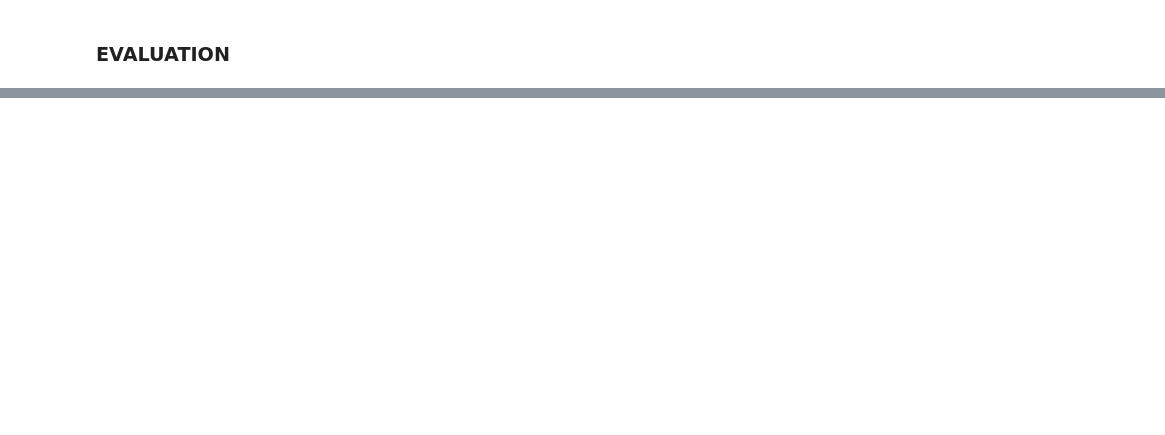
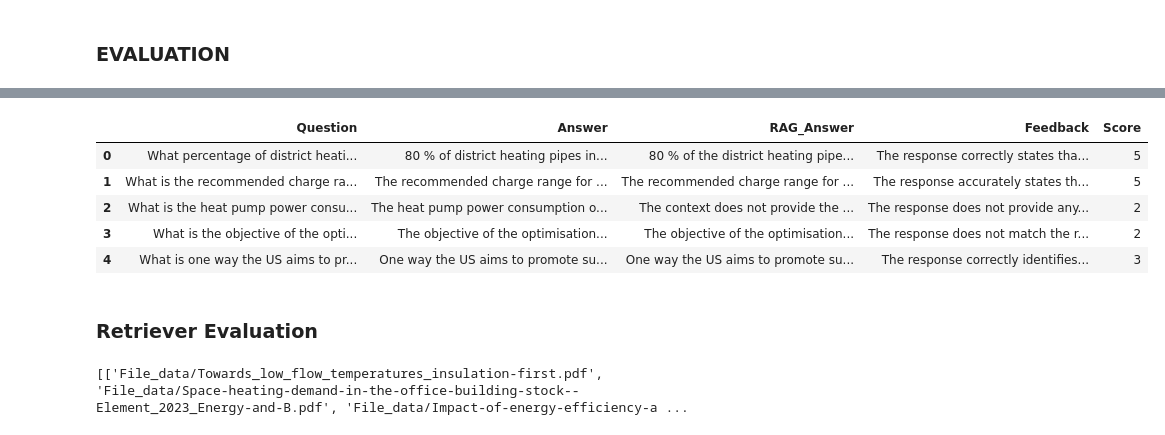
Before and after one commit to bivas16/RAG, a Jupyter notebook: RAG_standard.ipynb, the cells around one changed output, grey strips where cells are left out. Saved outputs shown, nothing was run; the diff lists cells and outputs as text; code cells hidden in the pictures; blank space fills up the shorter version.

Commit message:
retriever eval

```diff
--- a/RAG_standard.ipynb
+++ b/RAG_standard.ipynb
@@ -313,0 +336,2 @@ pp[4]
+# %%
+filtered_df =  pd.read_csv("eval_filtered_dataset.csv", delimiter=";") # generated synthetic data
@@ -313,0 +355,8 @@ pp[4]
+# %%
+# llm_response['result'].split("Answer:")[1]
+rag_ans = []
+rag_sources = []
+for query in questions:
+    aa = llm_ans(query)
+    rag_ans.append(aa.split("\n\nSources:")[0])
+    rag_sources.append(aa.split("Sources: \n")[1].split("\n"))
@@ -313,0 +512,41 @@ pp[4]
+# %%
+eval_chat_model = llm_new
+evaluator_name = "mistral-8x7-B"
+
+feedback_list = []
+score_list = []
+for index, row in cosine_result_df.iterrows():
+    instruction = row["Question"]
+    response = row["RAG_Answer"]
+    reference_answer = row["Answer"]
+
+
+    eval_prompt = evaluation_prompt_template.format_messages(
+        instruction=instruction,
+        response=response,
+        reference_answer=reference_answer,
+    )
+
+    eval_result = eval_chat_model.invoke(eval_prompt)
+    feedback = eval_result.split("###Feedback:\n")[1].split("[RESULT]")[0]
+    score = eval_result.split("###Feedback:\n")[1].split("[RESULT]")[1]
+    # Store feedback and score in lists
+    feedback_list.append(feedback)
+    score_list.append(score)
+# %%
+llm_evaluation_results_df = pd.DataFrame({
+    "Question": cosine_result_df["Question"],
+    "Answer": cosine_result_df["Answer"],
+    "RAG_Answer": cosine_result_df["RAG_Answer"],
+    "Feedback": feedback_list,
+    "Score": score_list
+})
+# %%
+llm_evaluation_results_df.head()
+# %% [output]
+|  | Question | Answer | RAG_Answer | Feedback | Score |
+| 0 | What percentage of district heati... | 80 % of district heating pipes in... | 80 % of the district heating pipe... | The response correctly states tha... | 5 |
+| 1 | What is the recommended charge ra... | The recommended charge range for ... | The recommended charge range for ... | The response accurately states th... | 5 |
+| 2 | What is the heat pump power consu... | The heat pump power consumption o... | The context does not provide the ... | The response does not provide any... | 2 |
+| 3 | What is the objective of the opti... | The objective of the optimisation... | The objective of the optimisation... | The response does not match the r... | 2 |
+| 4 | What is one way the US aims to pr... | One way the US aims to promote su... | One way the US aims to promote su... | The response correctly identifies... | 3 |
@@ -313,0 +573,2 @@ pp[4]
+# %% [markdown]
+### Retriever Evaluation
@@ -313,0 +588,4 @@ pp[4]
+# %%
+processed_source_list = preprocess_sources(rag_sources)
+# %% [output]
+[['File_data/Towards_low_flow_temperatures_insulation-first.pdf', 'File_data/Space-heating-demand-in-the-office-building-stock--Element_2023_Energy-and-B.pdf', 'File_data/Impact-of-energy-efficiency-a ...
```
Also changed, not shown: parts of 63 cells of this notebook.
